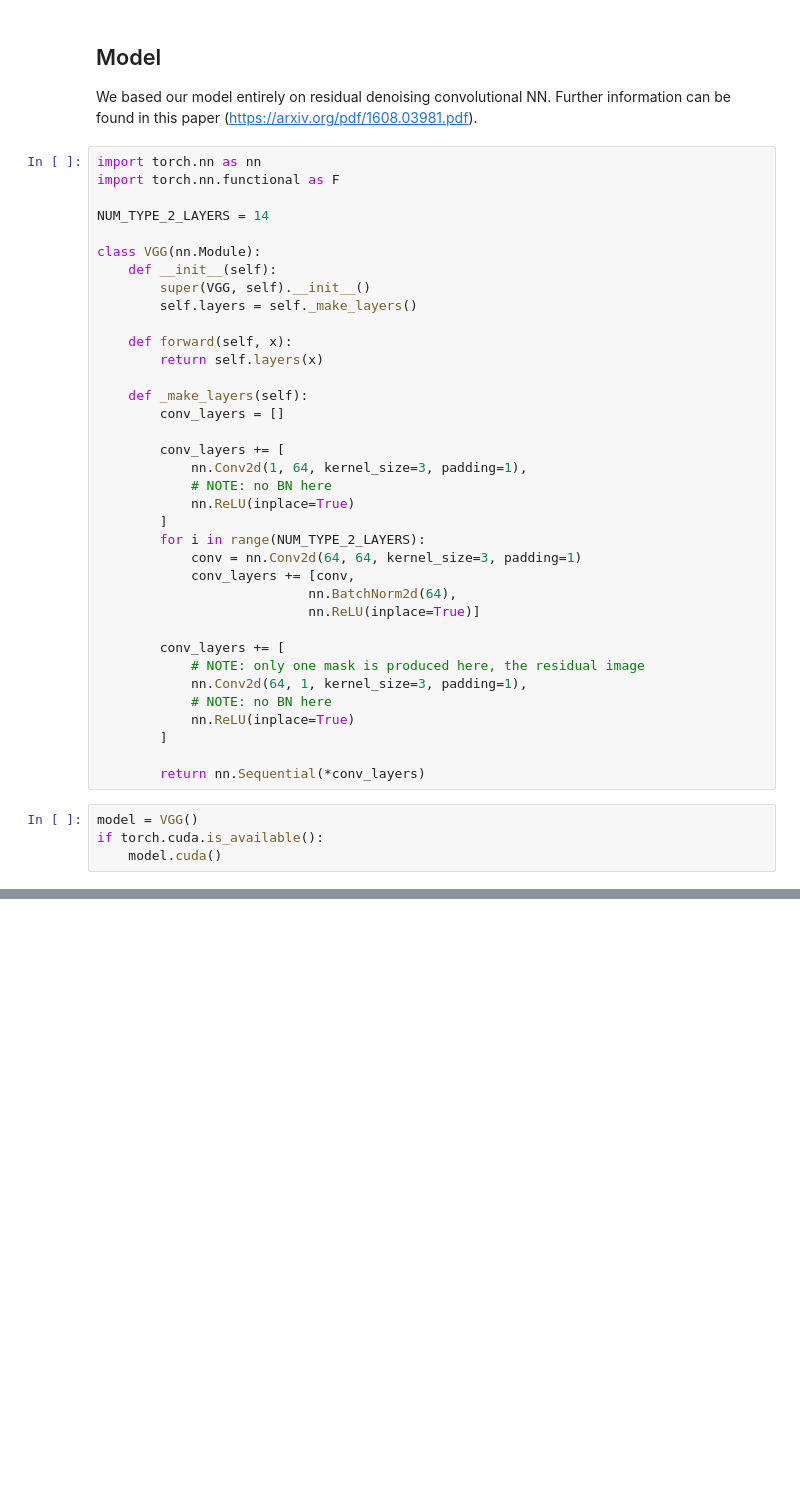
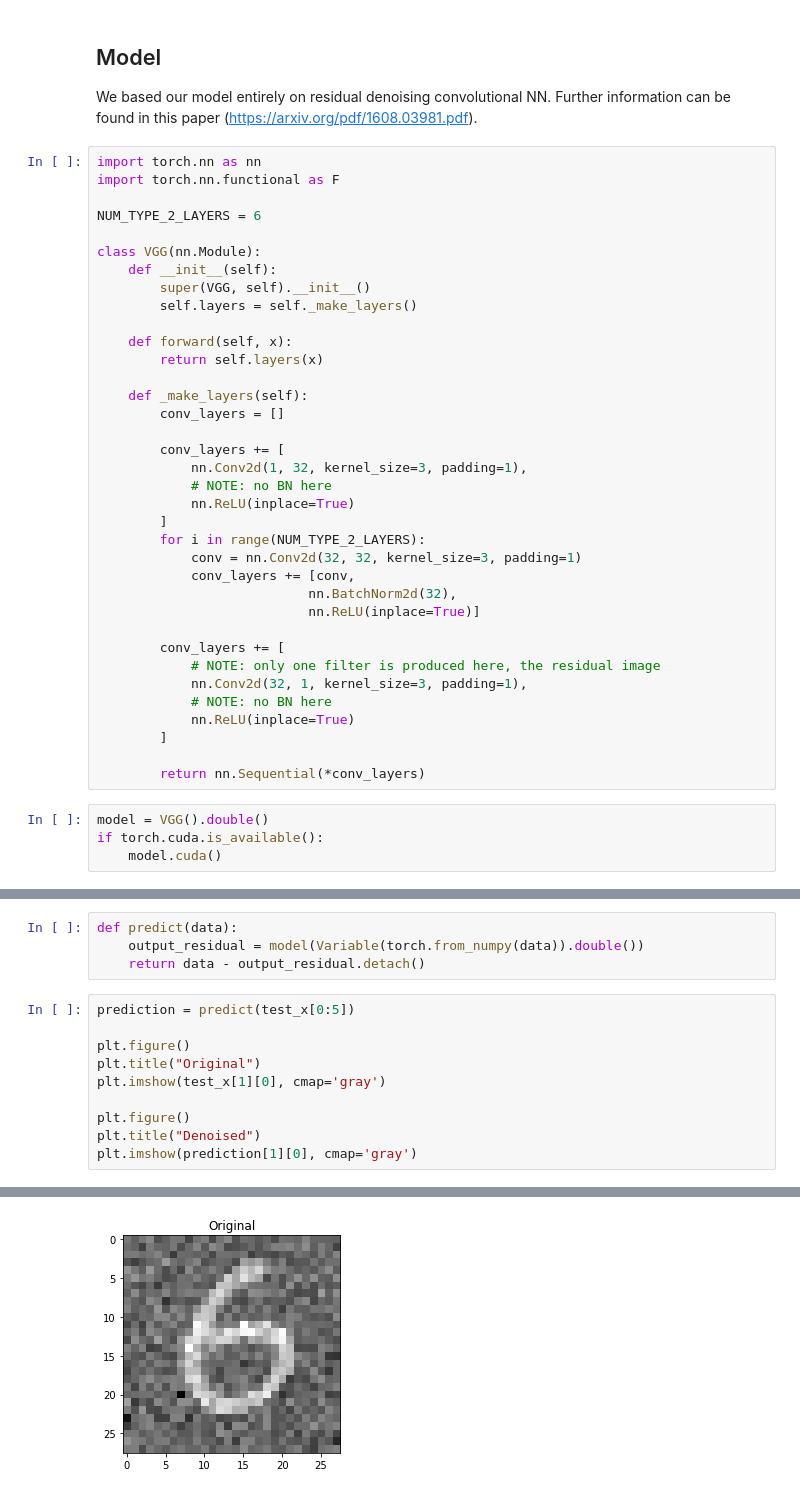
Before and after one commit to BoyanH/FU-DeepLearning, a Jupyter notebook: Solutions/Homework6/denoising_challenge.ipynb, the cells around one changed output, grey strips where cells are left out. Cells and saved outputs as stored; diff of their text form; blank space fills up the shorter version.

Commit message:
did my best, no way to train such a model though

```diff
--- a/Solutions/Homework6/denoising_challenge.ipynb
+++ b/Solutions/Homework6/denoising_challenge.ipynb
@@ -151,7 +151,7 @@ We based our model entirely on residual denoising convolutional NN. Further info
 import torch.nn as nn
 import torch.nn.functional as F
 
-NUM_TYPE_2_LAYERS = 14
+NUM_TYPE_2_LAYERS = 6
 
 class VGG(nn.Module):
     def __init__(self):
@@ -165,26 +165,26 @@ class VGG(nn.Module):
         conv_layers = []
 
         conv_layers += [
-            nn.Conv2d(1, 64, kernel_size=3, padding=1),
+            nn.Conv2d(1, 32, kernel_size=3, padding=1),
             # NOTE: no BN here
             nn.ReLU(inplace=True)
         ]
         for i in range(NUM_TYPE_2_LAYERS):
-            conv = nn.Conv2d(64, 64, kernel_size=3, padding=1)
+            conv = nn.Conv2d(32, 32, kernel_size=3, padding=1)
             conv_layers += [conv,
-                           nn.BatchNorm2d(64),
+                           nn.BatchNorm2d(32),
                            nn.ReLU(inplace=True)]
 
         conv_layers += [
-            # NOTE: only one mask is produced here, the residual image
-            nn.Conv2d(64, 1, kernel_size=3, padding=1),
+            # NOTE: only one filter is produced here, the residual image
+            nn.Conv2d(32, 1, kernel_size=3, padding=1),
             # NOTE: no BN here
             nn.ReLU(inplace=True)
         ]
 
         return nn.Sequential(*conv_layers)
 # %%
-model = VGG()
+model = VGG().double()
 if torch.cuda.is_available():
     model.cuda()
 # %%
@@ -241,0 +318,15 @@ def test():
+# %%
+def predict(data):
+    output_residual = model(Variable(torch.from_numpy(data)).double())
+    return data - output_residual.detach()
+# %%
+prediction = predict(test_x[0:5])
+
+plt.figure()
+plt.title("Original")
+plt.imshow(test_x[1][0], cmap='gray')
+
+plt.figure()
+plt.title("Denoised")
+plt.imshow(prediction[1][0], cmap='gray')
+# %% [output]
@@ -241,0 +334 @@ def test():
+[figure, added]
```
Also changed, not shown: parts of 18 cells of this notebook.
